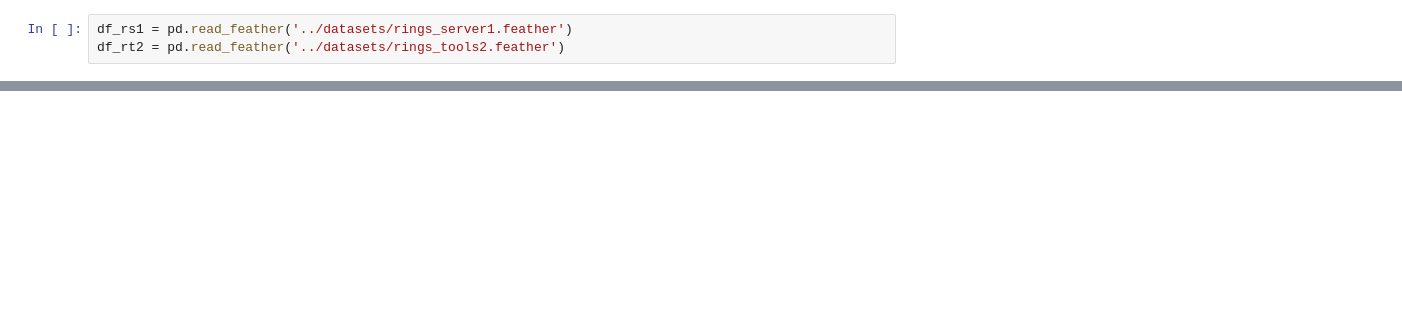
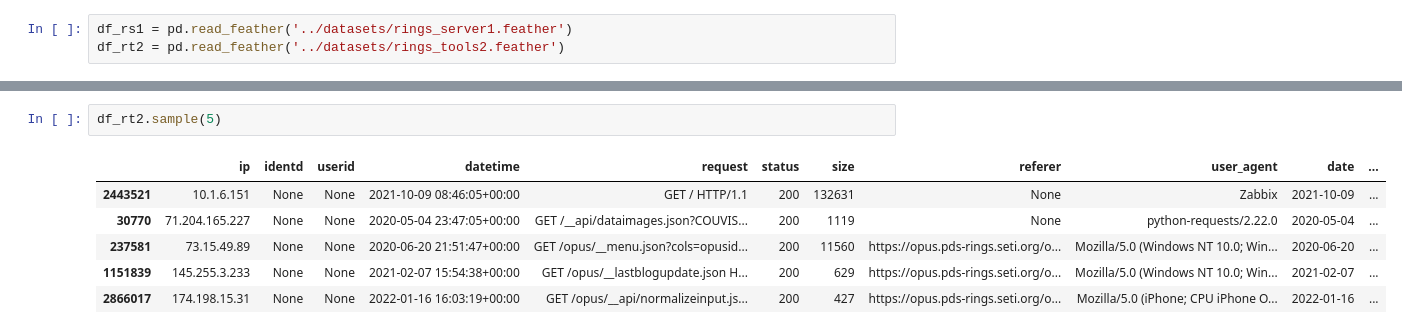
Before and after one commit to NASA-PDS/web-analytics, a Jupyter notebook: notebooks/eda_rings.ipynb, the cells around one changed output, grey strips where cells are left out. Cells and saved outputs as stored; diff of their text form; blank space fills up the shorter version.

```diff
--- a/notebooks/eda_rings.ipynb
+++ b/notebooks/eda_rings.ipynb
@@ -21,3 +24,12 @@ df_rs1.head()
+# %%
+df_rt2.sample(5)
+# %% [output]
+|  | ip | identd | userid | datetime | request | status | size | referer | user_agent | date | ... |
+| 2443521 | 10.1.6.151 | None | None | 2021-10-09 08:46:05+00:00 | GET / HTTP/1.1 | 200 | 132631 | None | Zabbix | 2021-10-09 | ... |
+| 30770 | 71.204.165.227 | None | None | 2020-05-04 23:47:05+00:00 | GET /__api/dataimages.json?COUVIS... | 200 | 1119 | None | python-requests/2.22.0 | 2020-05-04 | ... |
+| 237581 | 73.15.49.89 | None | None | 2020-06-20 21:51:47+00:00 | GET /opus/__menu.json?cols=opusid... | 200 | 11560 | https://opus.pds-rings.seti.org/o... | Mozilla/5.0 (Windows NT 10.0; Win... | 2020-06-20 | ... |
+| 1151839 | 145.255.3.233 | None | None | 2021-02-07 15:54:38+00:00 | GET /opus/__lastblogupdate.json H... | 200 | 629 | https://opus.pds-rings.seti.org/o... | Mozilla/5.0 (Windows NT 10.0; Win... | 2021-02-07 | ... |
+| 2866017 | 174.198.15.31 | None | None | 2022-01-16 16:03:19+00:00 | GET /opus/__api/normalizeinput.js... | 200 | 427 | https://opus.pds-rings.seti.org/o... | Mozilla/5.0 (iPhone; CPU iPhone O... | 2022-01-16 | ... |
 # %%
 df_rs1.describe()
 # %% [output]
```
Also changed, not shown: parts of 19 cells of this notebook, 1 other file.
